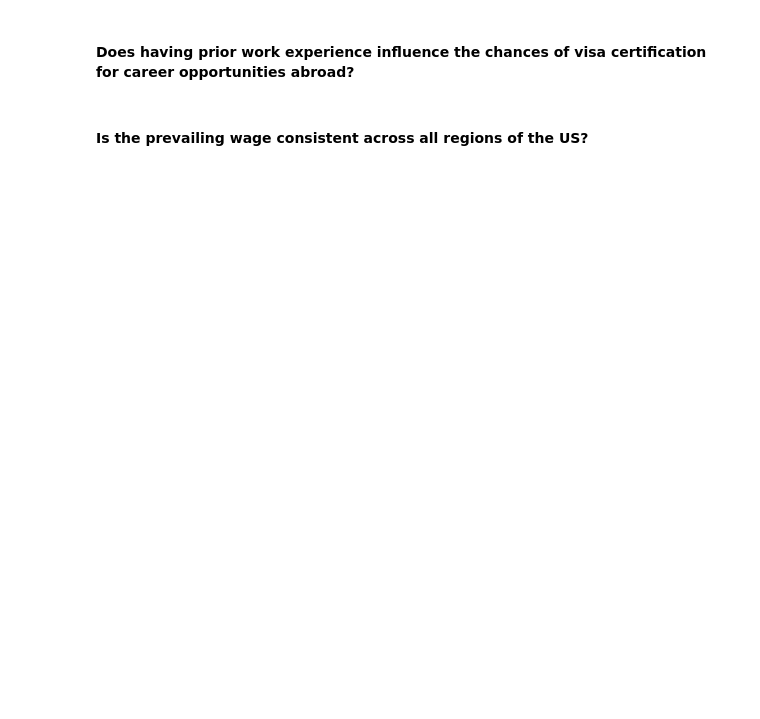
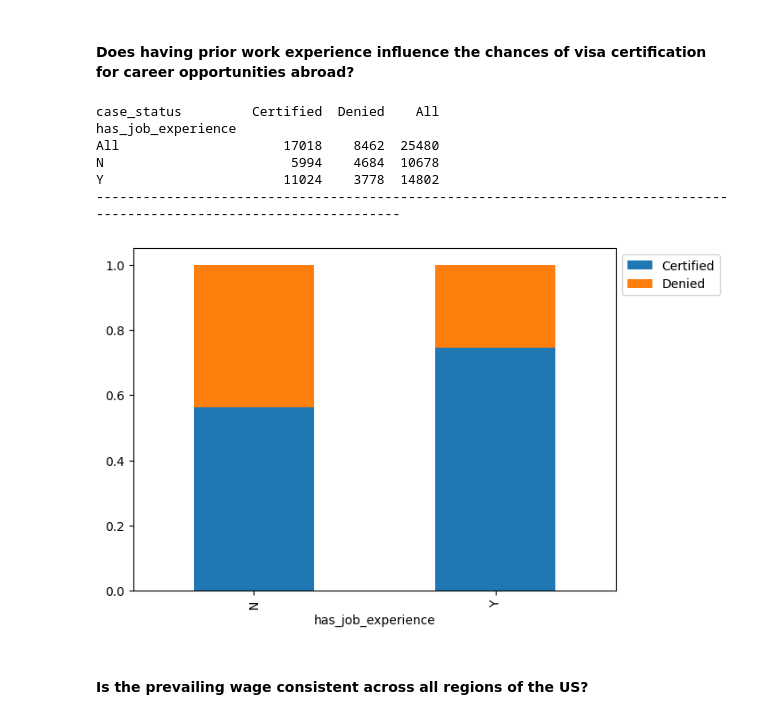
Before and after one commit to yash1thsa/machine_learning_pipelines, a Jupyter notebook: EasyVisa_Full_Code_Notebook.ipynb, the cells around one changed output. Saved outputs shown, nothing was run; the diff lists cells and outputs as text; code cells hidden in the pictures; blank space fills up the shorter version.

```diff
--- a/EasyVisa_Full_Code_Notebook.ipynb
+++ b/EasyVisa_Full_Code_Notebook.ipynb
@@ -460,4 +522,16 @@ def stacked_barplot(data, predictor, target):
 # %% [markdown]
 #### Does having prior work experience influence the chances of visa certification for career opportunities abroad?
+# %%
+stacked_barplot(data, 'has_job_experience', 'case_status')
+#Good volume of applicants have no experience for the job(42%)
+#Evidently less candidates with prior work experience are rejected
+# %% [output]
+case_status         Certified  Denied    All
+has_job_experience
+All                     17018    8462  25480
+N                        5994    4684  10678
+Y                       11024    3778  14802
+------------------------------------------------------------------------------------------------------------------------
+[figure, added]
 # %% [markdown]
 #### Is the prevailing wage consistent across all regions of the US?
```
Also changed, not shown: parts of 75 cells of this notebook.
